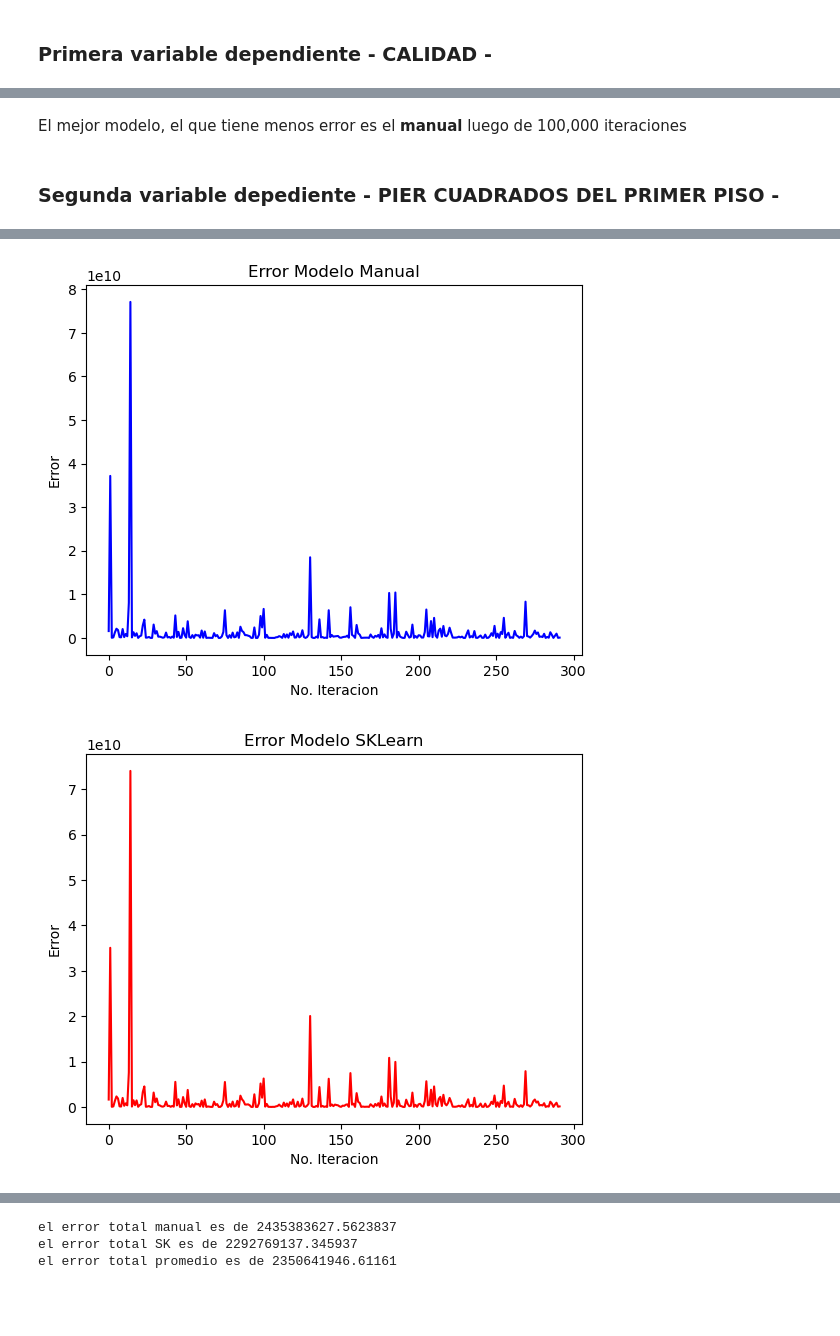
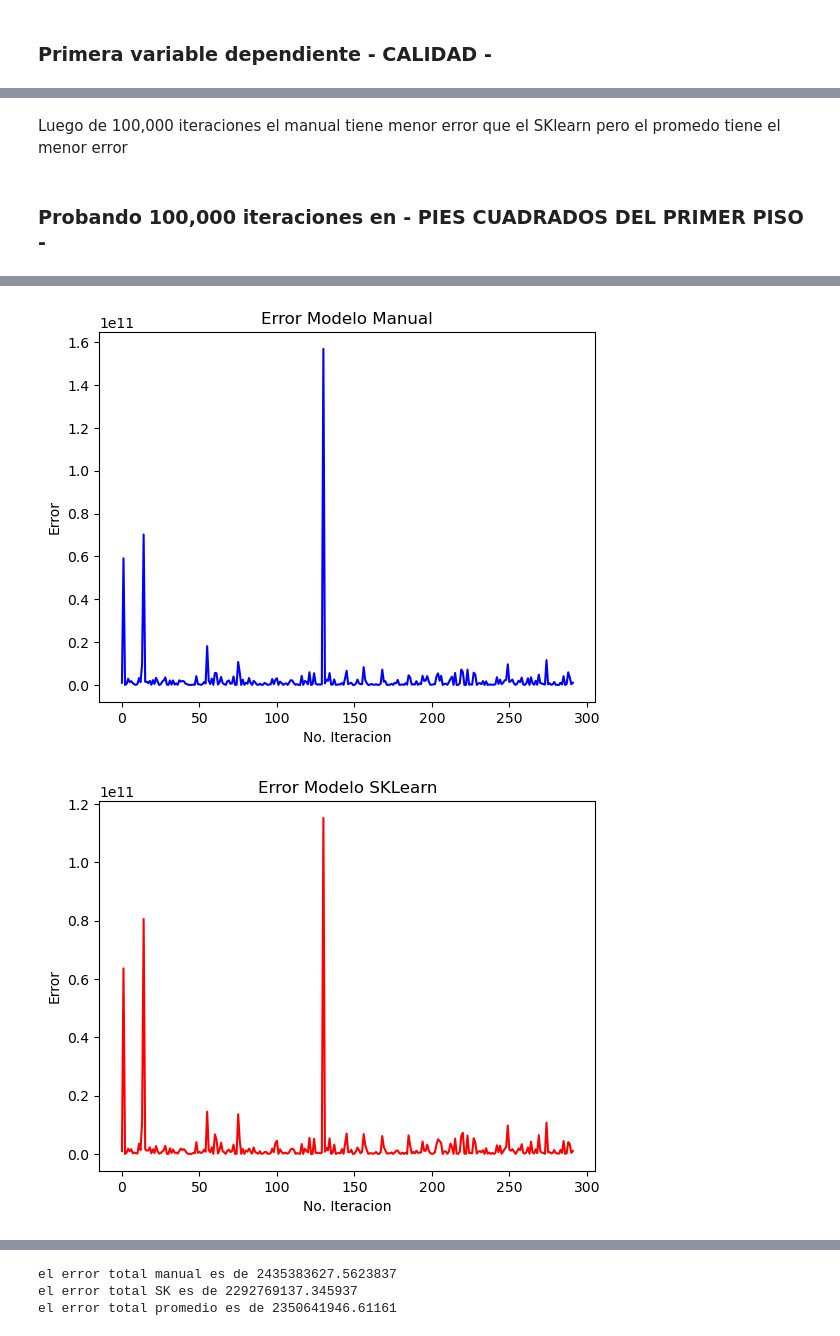
Before and after one commit to JPRodasM/Proyecto_1_CDP_23007125, a Jupyter notebook: Proyecto1.ipynb, the cells around one changed output, grey strips where cells are left out. Drawn from its saved outputs; the diff is of its cells as text; code cells hidden in the pictures; blank space fills up the shorter version.

Commit message:
Correccion de errores y ultimas pruebas

```diff
--- a/Proyecto1.ipynb
+++ b/Proyecto1.ipynb
@@ -626,13 +646,13 @@ class RegresionLineal():
         e_list_SK = []
         e_list_avrg =[]
         for i in range(0,len(y1)):
-            e_list_manual.append(0.5*(y_real - y1[i])**2)
-            e_list_SK.append(0.5*(y_real - y2[i])**2)
-            e_list_avrg.append(0.5*(y_real - y3[i])**2)
+            e_list_manual.append(0.5*(y_real[i] - y1[i])**2)
+            e_list_SK.append(0.5*(y_real[i] - y2[i])**2)
+            e_list_avrg.append(0.5*(y_real[i] - y3[i])**2)
 
-        self.ShowErrorPlot(error_list_manual,'Error Modelo Manual','blue')
-        self.ShowErrorPlot(error_list_SK,'Error Modelo SKLearn','red')
-        self.ShowErrorPlot(error_list_avrg,'Error Modelo Promedio','green')
+        self.ShowErrorPlot(e_list_manual,'Error Modelo Manual','blue')
+        self.ShowErrorPlot(e_list_SK,'Error Modelo SKLearn','red')
+        self.ShowErrorPlot(e_list_avrg,'Error Modelo Promedio','green')
 
         e_Manual = (1/(2*np.size(y1)))*np.dot(((y_real-y1)**2),np.ones(np.size(y1)))
         e_SK = (1/(2*np.size(y2)))*np.dot(((y_real-y2)**2),np.ones(np.size(y2)))
@@ -667,24 +737,24 @@ a=RegresionCalidad.ErrorModelos(pred_x,pred_y)
 el error total manual es de 1315091304.4743195
 el error total SK es de 1315091304.4743197
 el error total promedio es de 1315091304.4743192
-# %% [markdown]
-El mejor modelo, el que tiene menos error es el **manual** luego de 100,000 iteraciones
+# %% [markdown]
+Luego de 100,000 iteraciones el manual tiene menor error que el SKlearn pero el promedo tiene el menor error
 # %% [markdown]
-### Segunda variable depediente - PIER CUADRADOS DEL PRIMER PISO -
+### Probando 100,000 iteraciones en - PIES CUADRADOS DEL PRIMER PISO -
 # %%
 data_x=Training_data[:,2]
 data_y=Training_data[:,0]
 pred_x=Test_data[:,2]
 pred_y=Test_data[:,0]
 alpha = 0.00000135
 epoch = 100000
 
-RegresionCalidad = RegresionLineal(data_x,data_y,alpha,epoch)
+RegresionFt2 = RegresionLineal(data_x,data_y,alpha,epoch)
 
-error, betas = RegresionCalidad.training_LM(0)
-RegresionCalidad.ModeloPlot(10000)
-a=RegresionCalidad.ErrorModelos(pred_x,pred_y)
+error, betas = RegresionFt2.training_LM(0)
+RegresionFt2.ModeloPlot(10000)
+RegresionFt2.ErrorModelos(pred_x,pred_y)
 # %% [output]
 [figure]
-[figure, old version]
+[figure, new version]
-[figure, old version]
+[figure, new version]
```
Also changed, not shown: parts of 11 cells of this notebook.
